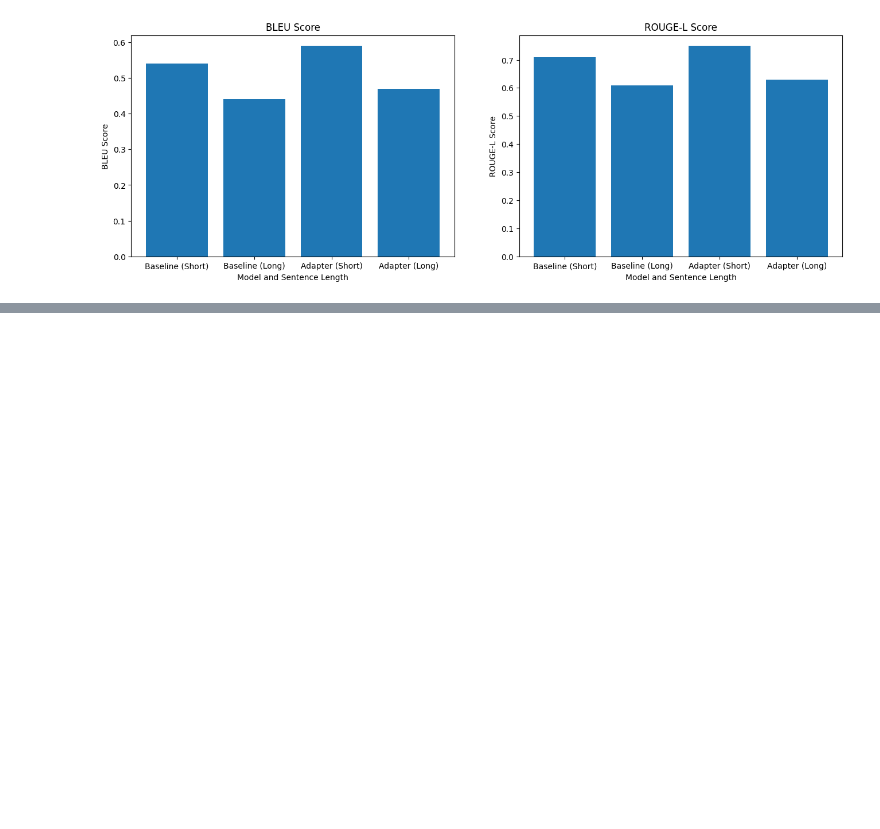
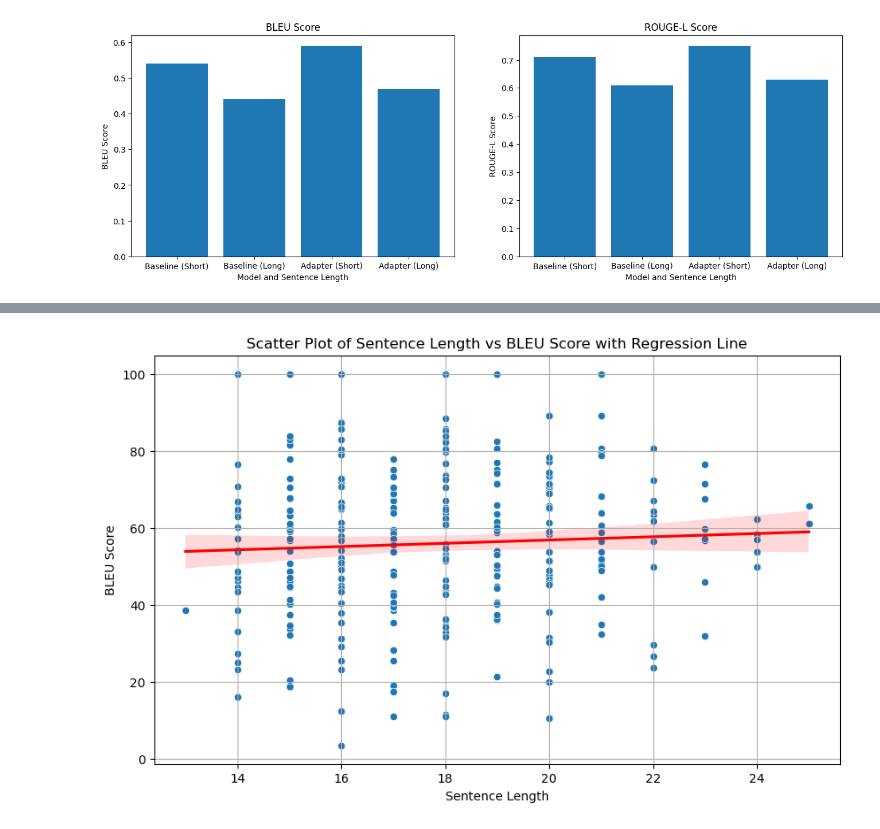
Before and after one commit to MDakshithagithub/Language_Translation_LLM, a Jupyter notebook: llm.ipynb, the cells around one changed output, grey strips where cells are left out. Drawn from its saved outputs; the diff is of its cells as text; code cells hidden in the pictures; blank space fills up the shorter version.

```diff
--- a/llm.ipynb
+++ b/llm.ipynb
@@ -896,0 +901,2 @@ plt.show()
+# %%
+french_dataset = load_dataset("demelin/wino_x", 'lm_en_fr')
@@ -896,0 +975,14 @@ plt.show()
+# %%
+from sacrebleu import sentence_bleu
+
+# Calculate BLEU score for each pair of original and translated sentences
+bleu_scores = []
+for ref, hyp in zip(fr_df['French'], fr_df['French_Translation']):
+    bleu_score = sentence_bleu(hyp, [ref]).score
+    bleu_scores.append(bleu_score)
+
+# Add BLEU scores to DataFrame
+fr_df['BLEU_Score'] = bleu_scores
+
+# Display DataFrame with English, French translations, and BLEU scores
+display(fr_df[['English', 'French_Translation', 'BLEU_Score']])
@@ -896,0 +1094,27 @@ plt.show()
+# %%
+import matplotlib.pyplot as plt
+import seaborn as sns
+import numpy as np
+import pandas as pd
+
+# Assuming fr_df contains the DataFrame with English sentences, French translations, and BLEU scores
+
+# Create a DataFrame with English sentence lengths and BLEU scores
+sentence_lengths = fr_df['English'].apply(lambda x: len(x.split()))
+bleu_scores = fr_df['BLEU_Score']
+data = pd.DataFrame({'Sentence Length': sentence_lengths, 'BLEU Score': bleu_scores})
+
+# Plot scatter plot
+plt.figure(figsize=(10, 6))
+sns.scatterplot(data=data, x='Sentence Length', y='BLEU Score')
+
+# Fit regression line
+sns.regplot(data=data, x='Sentence Length', y='BLEU Score', scatter=False, color='red')
+
+plt.title('Scatter Plot of Sentence Length vs BLEU Score with Regression Line')
+plt.xlabel('Sentence Length')
+plt.ylabel('BLEU Score')
+plt.grid(True)
+plt.show()
+# %% [output]
+[figure, added]
```
Also changed, not shown: parts of 10 cells of this notebook.
